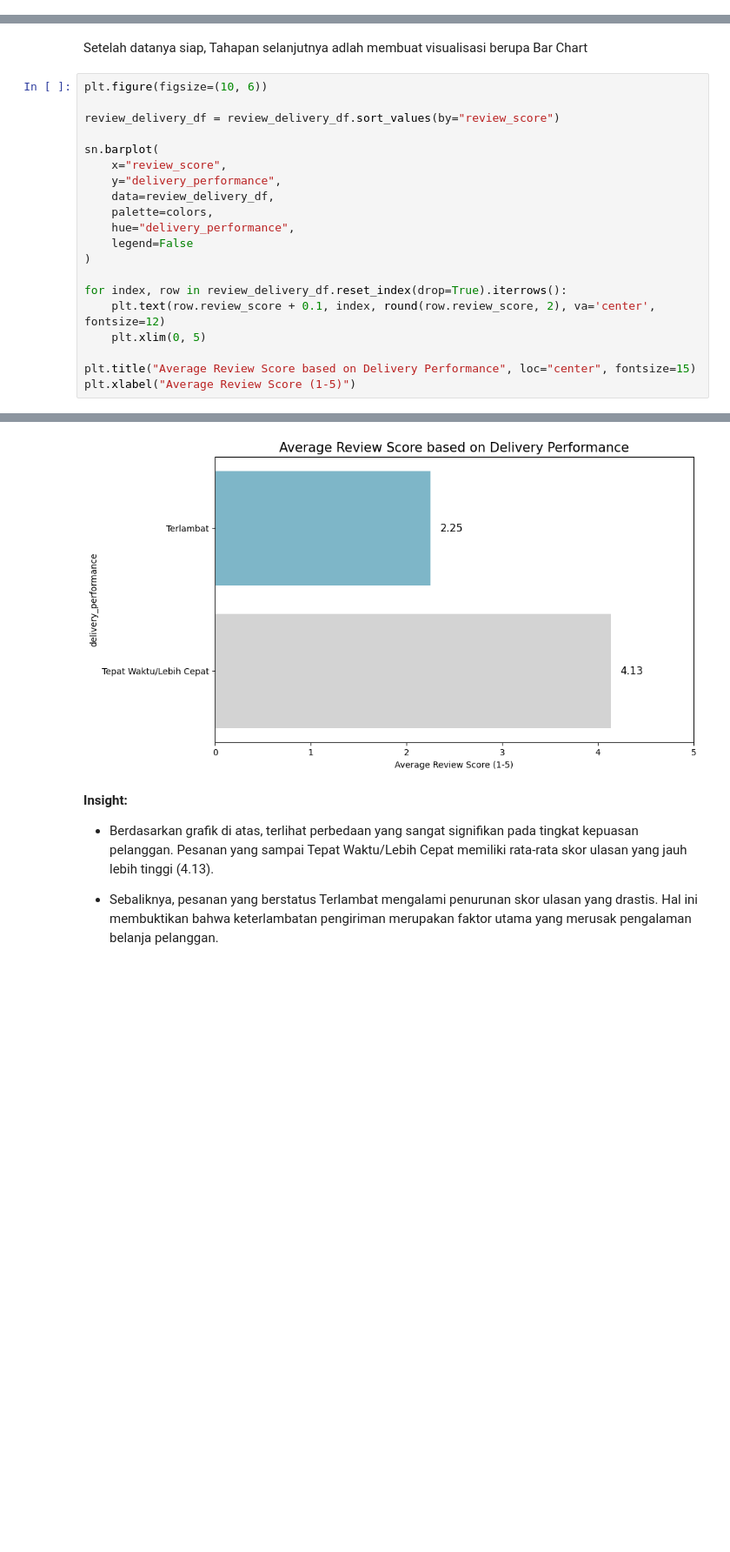
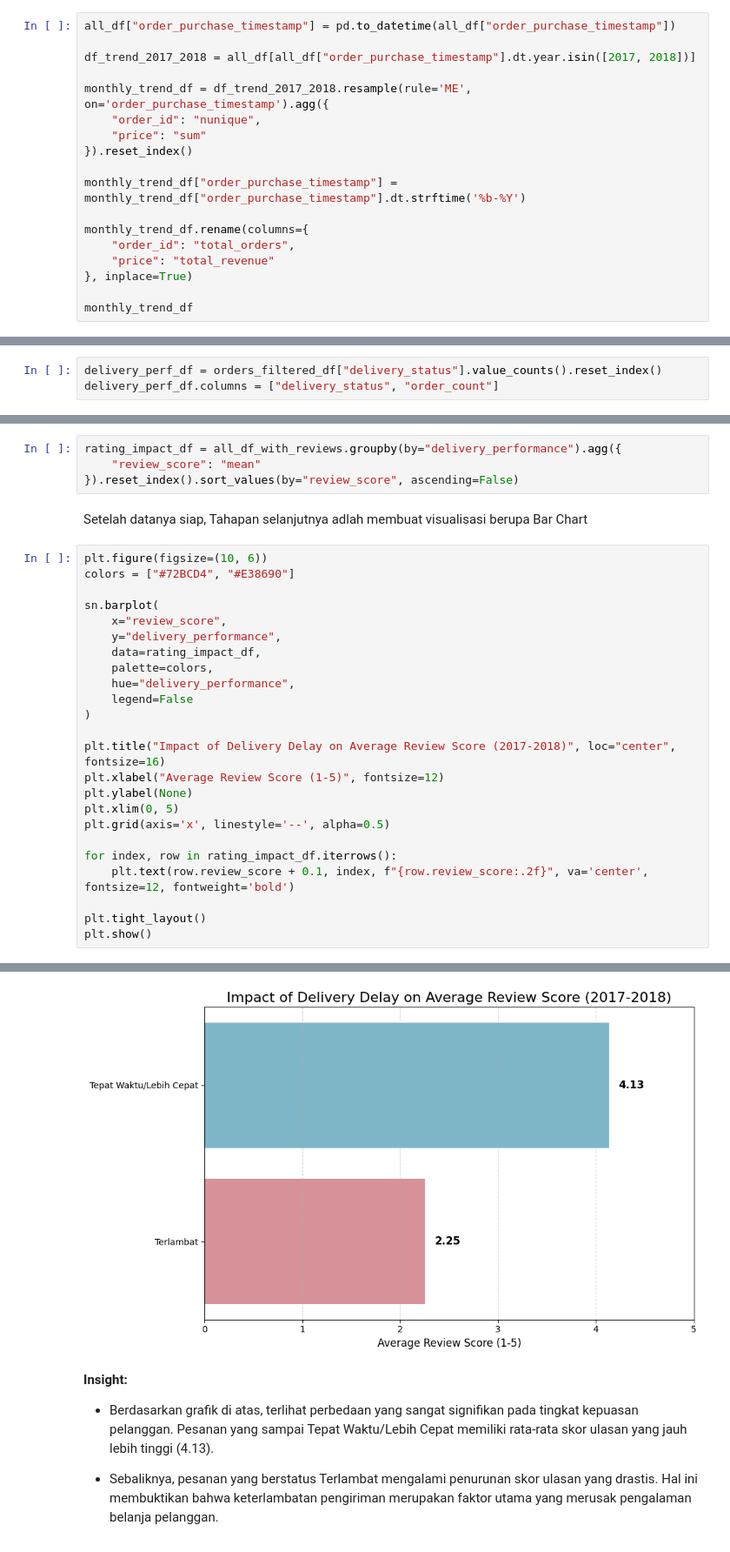
Before and after one commit to chyntiaclaudiaa/Submission_Chyntia_Claudia, a Jupyter notebook: Notebook.ipynb, the cells around one changed output, grey strips where cells are left out. Shown at 87% size. Cells and saved outputs as stored; diff of their text form; blank space fills up the shorter version.

```diff
--- a/Notebook.ipynb
+++ b/Notebook.ipynb
@@ -872,0 +1015,18 @@ Selanjutnya adalah mengeksplorasi apakah kategori produk tertentu cenderung memi
+# %%
+all_df["order_purchase_timestamp"] = pd.to_datetime(all_df["order_purchase_timestamp"])
+
+df_trend_2017_2018 = all_df[all_df["order_purchase_timestamp"].dt.year.isin([2017, 2018])]
+
+monthly_trend_df = df_trend_2017_2018.resample(rule='ME', on='order_purchase_timestamp').agg({
+    "order_id": "nunique",
+    "price": "sum"
+}).reset_index()
+
+monthly_trend_df["order_purchase_timestamp"] = monthly_trend_df["order_purchase_timestamp"].dt.strftime('%b-%Y')
+
+monthly_trend_df.rename(columns={
+    "order_id": "total_orders",
+    "price": "total_revenue"
+}, inplace=True)
+
+monthly_trend_df
@@ -1075,3 +1265,6 @@ delivery_performance_df
+# %%
+delivery_perf_df = orders_filtered_df["delivery_status"].value_counts().reset_index()
+delivery_perf_df.columns = ["delivery_status", "order_count"]
 # %% [markdown]
 Setelah datanya siap, Tahapan selanjutnya adlah membuat visualisasi berupa Bar Chart
 # %%
@@ -1122,23 +1305,31 @@ review_delivery_df
+# %%
+rating_impact_df = all_df_with_reviews.groupby(by="delivery_performance").agg({
+    "review_score": "mean"
+}).reset_index().sort_values(by="review_score", ascending=False)
 # %% [markdown]
 Setelah datanya siap, Tahapan selanjutnya adlah membuat visualisasi berupa Bar Chart
 # %%
 plt.figure(figsize=(10, 6))
-
-review_delivery_df = review_delivery_df.sort_values(by="review_score")
+colors = ["#72BCD4", "#E38690"]
 
 sn.barplot(
     x="review_score",
     y="delivery_performance",
-    data=review_delivery_df,
+    data=rating_impact_df,
     palette=colors,
     hue="delivery_performance",
     legend=False
 )
 
-for index, row in review_delivery_df.reset_index(drop=True).iterrows():
-    plt.text(row.review_score + 0.1, index, round(row.review_score, 2), va='center', fontsize=12)
-    plt.xlim(0, 5)
+plt.title("Impact of Delivery Delay on Average Review Score (2017-2018)", loc="center", fontsize=16)
+plt.xlabel("Average Review Score (1-5)", fontsize=12)
+plt.ylabel(None)
+plt.xlim(0, 5)
+plt.grid(axis='x', linestyle='--', alpha=0.5)
 
-plt.title("Average Review Score based on Delivery Performance", loc="center", fontsize=15)
-plt.xlabel("Average Review Score (1-5)")
+for index, row in rating_impact_df.iterrows():
+    plt.text(row.review_score + 0.1, index, f"{row.review_score:.2f}", va='center', fontsize=12, fontweight='bold')
+
+plt.tight_layout()
+plt.show()
 # %% [output]
@@ -1146,4 +1336,4 @@ Text(0.5, 0, 'Average Review Score (1-5)')
-[figure, old version]
+[figure, new version]
 # %% [markdown]
 **Insight:**
 - Berdasarkan grafik di atas, terlihat perbedaan yang sangat signifikan pada tingkat kepuasan pelanggan. Pesanan yang sampai Tepat Waktu/Lebih Cepat memiliki rata-rata skor ulasan yang jauh lebih tinggi (4.13).
```
Also changed, not shown: parts of 74 cells of this notebook, 2 other files.
